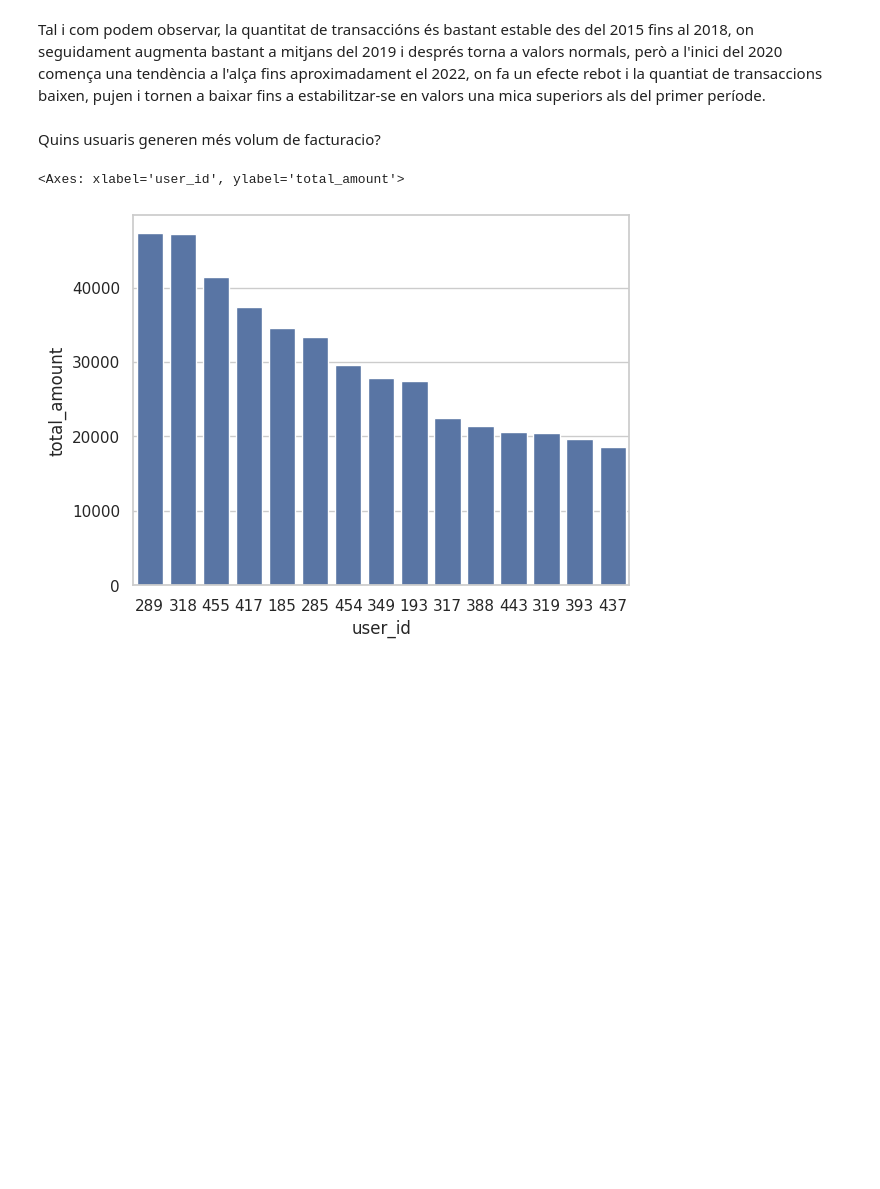
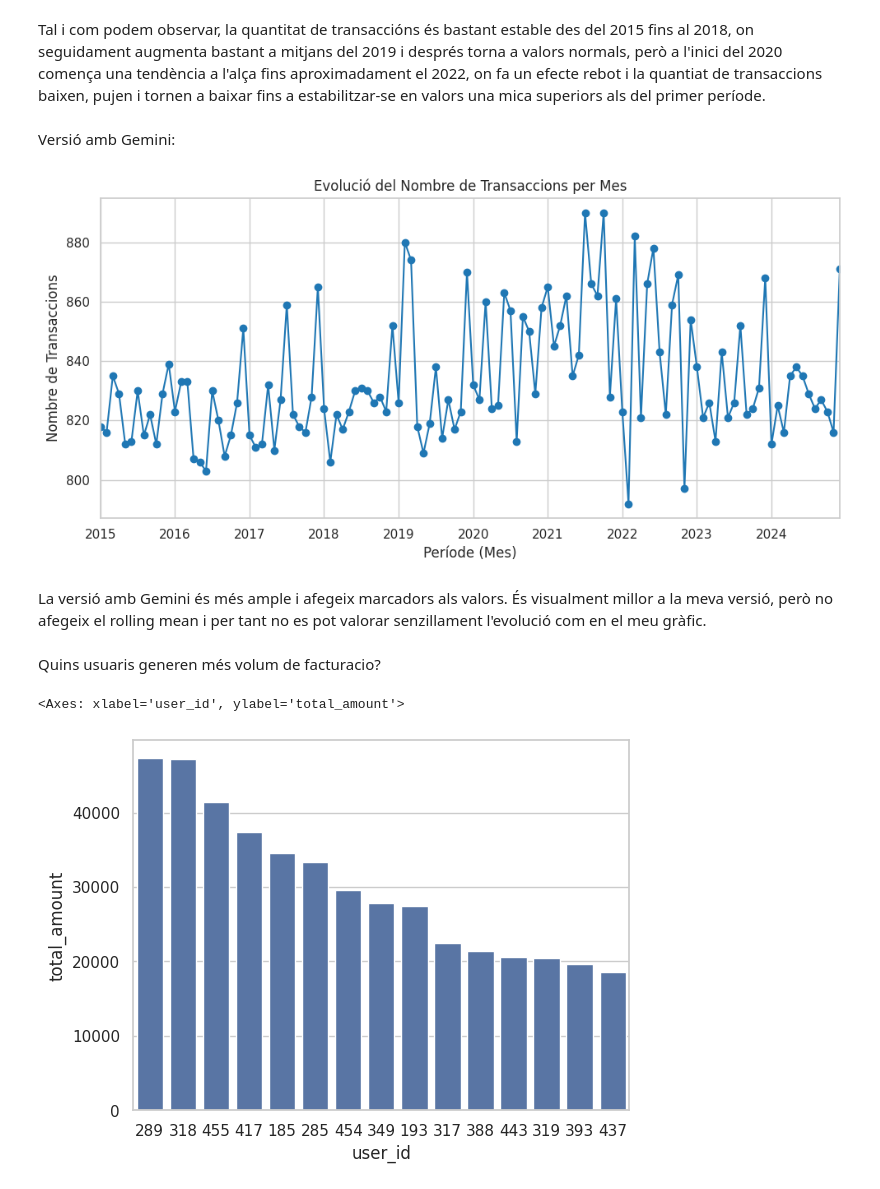
Before and after one commit to Aksce98/IT-Academy, a Jupyter notebook: Sprint_9/Sprint_9.ipynb, the cells around one changed output. Cells and saved outputs as stored; diff of their text form; code cells hidden in the pictures; blank space fills up the shorter version.

```diff
--- a/Sprint_9/Sprint_9.ipynb
+++ b/Sprint_9/Sprint_9.ipynb
@@ -67,5 +81,30 @@ plt.show()
 # %% [markdown]
 Tal i com podem observar, la quantitat de transaccións és bastant estable des del 2015 fins al 2018, on seguidament augmenta bastant a mitjans del 2019 i després torna a valors normals, però a l'inici del 2020 comença una tendència a l'alça fins aproximadament el 2022, on fa un efecte rebot i la quantiat de transaccions baixen, pujen i tornen a baixar fins a estabilitzar-se en valors una mica superiors als del primer període.
+# %% [markdown]
+Versió amb Gemini:
+# %%
+# 1. Selecciona la columna temporal adequada i assegura't que té format datetime
+transactions['timestamp'] = pd.to_datetime(transactions['timestamp'])
+
+# 2. Defineix el nivell temporal d'anàlisi (per exemple, mensual) i compta els registres
+evolucio_transaccions = transactions.groupby(transactions['timestamp'].dt.to_period('M')).size()
+
+# 3. Ordena els resultats cronològicament
+evolucio_transaccions = evolucio_transaccions.sort_index()
+
+# 4. Visualitza l'evolució amb un gràfic de línies amb pandas
+plt.figure(figsize=(10, 5))
+evolucio_transaccions.plot(kind='line', marker='o', color='#1f77b4')
+plt.title('Evolució del Nombre de Transaccions per Mes')
+plt.xlabel('Període (Mes)')
+plt.ylabel('Nombre de Transaccions')
+plt.grid(True)
+plt.tight_layout()
+plt.show()
+# %% [output]
+[figure, added]
+# %% [markdown]
+La versió amb Gemini és més ample i afegeix marcadors als valors. És visualment millor a la meva versió, però no afegeix el rolling mean i per tant no es pot valorar senzillament l'evolució com en el meu gràfic.
 # %% [markdown]
 Quins usuaris generen més volum de facturacio?
 # %%
```
Also changed, not shown: parts of 26 cells of this notebook.
